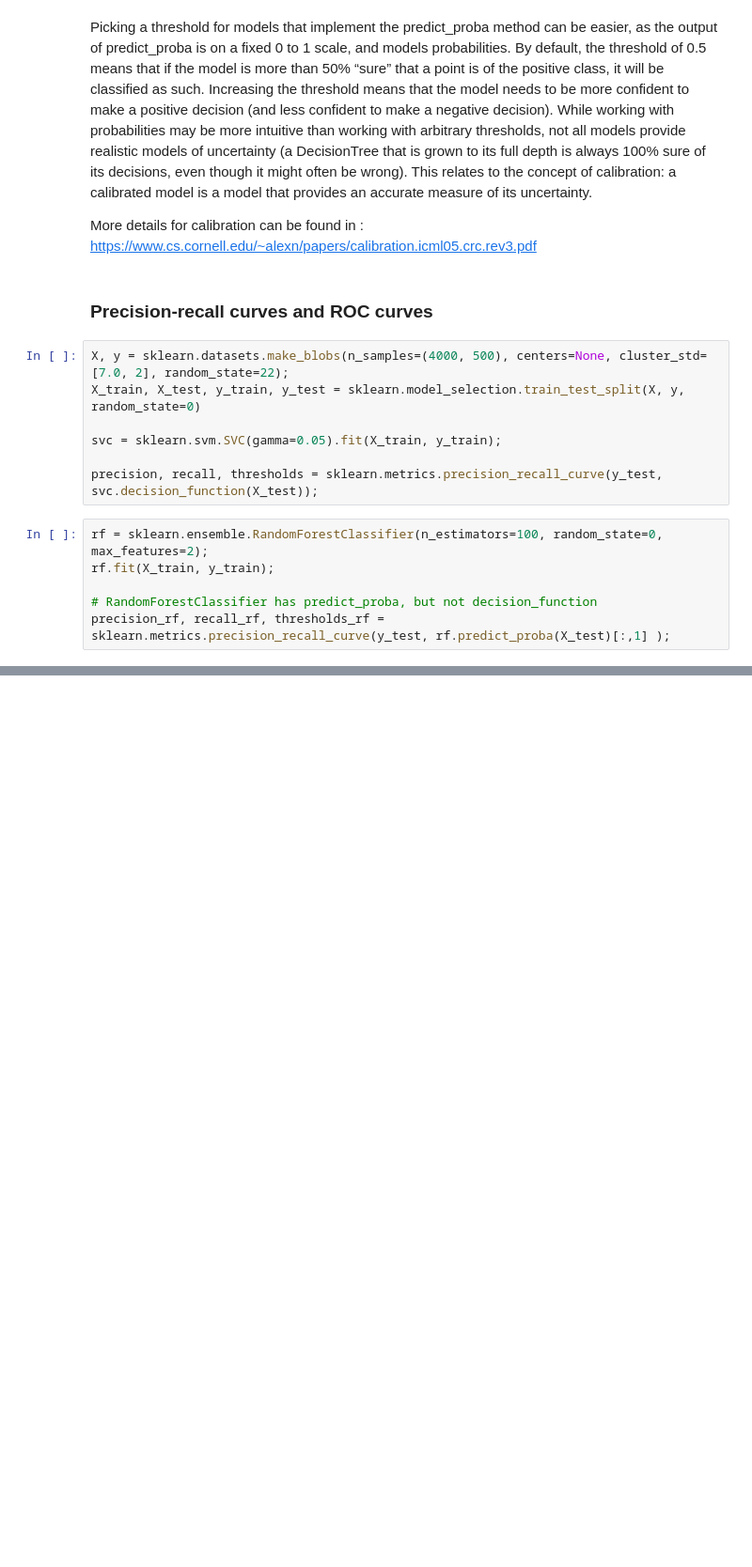
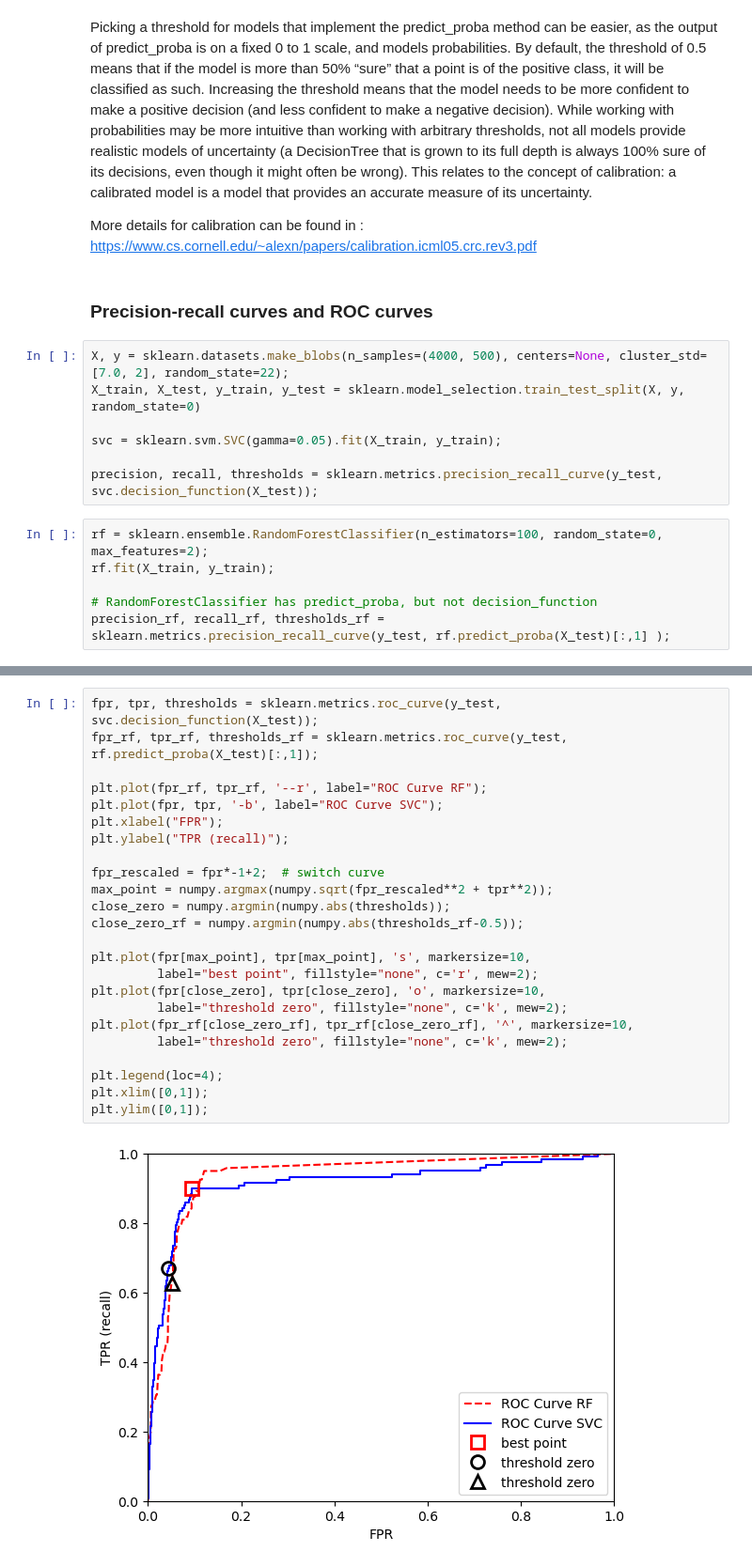
Before and after one commit to WilcoJohn/Progress-ML, a Jupyter notebook: CHP5-ModelEvaluation&Improvement/5.3EvaluationMetrics&Scoring.ipynb, the cells around one changed output, grey strips where cells are left out. Shown at 94% size. Saved outputs shown, nothing was run; the diff lists cells and outputs as text; blank space fills up the shorter version.

```diff
--- a/CHP5-ModelEvaluation&Improvement/5.3EvaluationMetrics&Scoring.ipynb
+++ b/CHP5-ModelEvaluation&Improvement/5.3EvaluationMetrics&Scoring.ipynb
@@ -303,0 +349,26 @@ plt.ylabel("Recall");
+# %%
+fpr, tpr, thresholds = sklearn.metrics.roc_curve(y_test, svc.decision_function(X_test));
+fpr_rf, tpr_rf, thresholds_rf = sklearn.metrics.roc_curve(y_test, rf.predict_proba(X_test)[:,1]);
+
+plt.plot(fpr_rf, tpr_rf, '--r', label="ROC Curve RF");
+plt.plot(fpr, tpr, '-b', label="ROC Curve SVC");
+plt.xlabel("FPR");
+plt.ylabel("TPR (recall)");
+
+fpr_rescaled = fpr*-1+2;  # switch curve
+max_point = numpy.argmax(numpy.sqrt(fpr_rescaled**2 + tpr**2));
+close_zero = numpy.argmin(numpy.abs(thresholds));
+close_zero_rf = numpy.argmin(numpy.abs(thresholds_rf-0.5));
+
+plt.plot(fpr[max_point], tpr[max_point], 's', markersize=10,
+         label="best point", fillstyle="none", c='r', mew=2);
+plt.plot(fpr[close_zero], tpr[close_zero], 'o', markersize=10,
+         label="threshold zero", fillstyle="none", c='k', mew=2);
+plt.plot(fpr_rf[close_zero_rf], tpr_rf[close_zero_rf], '^', markersize=10,
+         label="threshold zero", fillstyle="none", c='k', mew=2);
+
+plt.legend(loc=4);
+plt.xlim([0,1]);
+plt.ylim([0,1]);
+# %% [output]
+[figure, added]
```
Also changed, not shown: parts of 12 cells of this notebook.
